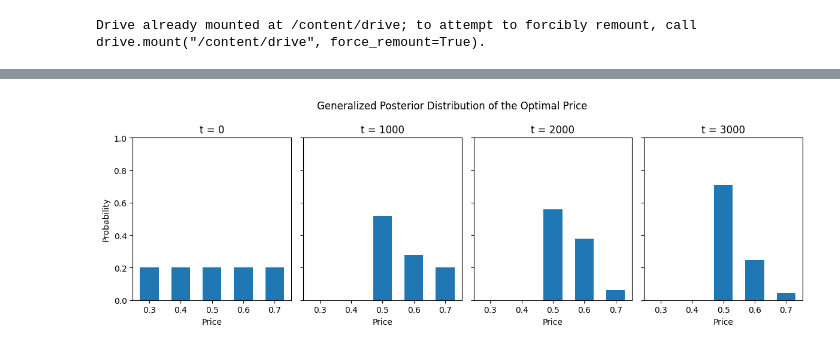
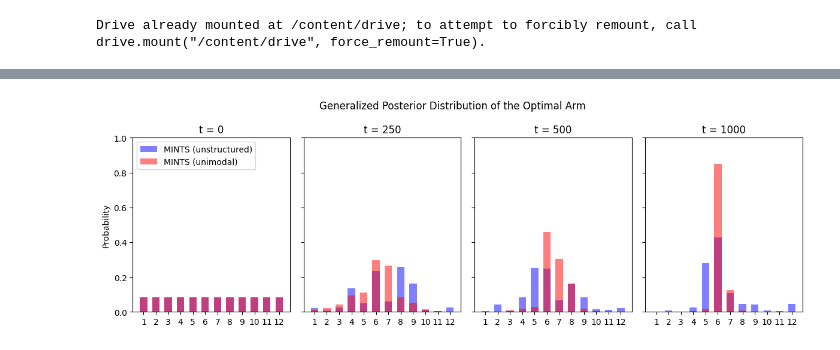
Before and after one commit to kw2934/MINTS, a Jupyter notebook: demo.ipynb, the cells around one changed output, grey strips where cells are left out. Cells and saved outputs as stored; diff of their text form; code cells hidden in the pictures.

```diff
--- a/demo.ipynb
+++ b/demo.ipynb
@@ -77,25 +73,24 @@ plt.savefig('/content/drive/MyDrive/Colab Notebooks/MINTS/regrets.png')
-# %%
-# Plot the posterior at specific times
-
-snapshot_times = [0, T//3, 2*T//3, T]
-
-fig, axes = plt.subplots(1, len(snapshot_times), figsize=(12, 4), sharey=True)
-indices = range(K)
-
-for i, t in enumerate(snapshot_times):
-    # Use L for x-axis positions and labels
-    axes[i].bar(indices, posterior[t, :], width=0.6)
-    axes[i].set_xlabel('Price')
-    axes[i].set_xticks(indices)
-    axes[i].set_xticklabels(prices)
-    axes[i].set_ylim(0, 1)
-    axes[i].set_title(f't = {t}')
-    if i == 0:
-        axes[i].set_ylabel('Probability')
-
-plt.suptitle('Generalized Posterior Distribution of the Optimal Price')
-plt.tight_layout()
-plt.savefig('/content/drive/MyDrive/Colab Notebooks/MINTS/posterior_snapshots.png', dpi=150)
-plt.show()
-# %% [output]
-[figure, removed]
+# %%
+# Plot the posterior at specific times
+
+snapshot_times = [0, T//4, T//2, T]
+
+fig, axes = plt.subplots(1, len(snapshot_times), figsize=(12, 4), sharey=True)
+indices = range(1, K + 1)
+
+for i, t in enumerate(snapshot_times):
+    axes[i].bar(indices, posterior_unstructured[t, :], width=0.6, color = 'b', alpha = 0.5)
+    axes[i].bar(indices, posterior_unimodal[t, :], width=0.6, color = 'r', alpha = 0.5)
+    axes[i].set_xticks(indices)
+    axes[i].set_ylim(0, 1)
+    axes[i].set_title(f't = {t}')
+    if i == 0:
+        axes[i].set_ylabel('Probability')
+        axes[i].legend(['MINTS (unstructured)', 'MINTS (unimodal)'], loc = 2)
+
+plt.suptitle('Generalized Posterior Distribution of the Optimal Arm')
+plt.tight_layout()
+plt.savefig('/content/drive/MyDrive/Colab Notebooks/MINTS/posterior_snapshots.png')
+plt.show()
+# %% [output]
+[figure, added]
```
Also changed, not shown: parts of 4 cells of this notebook, 19 other files.
